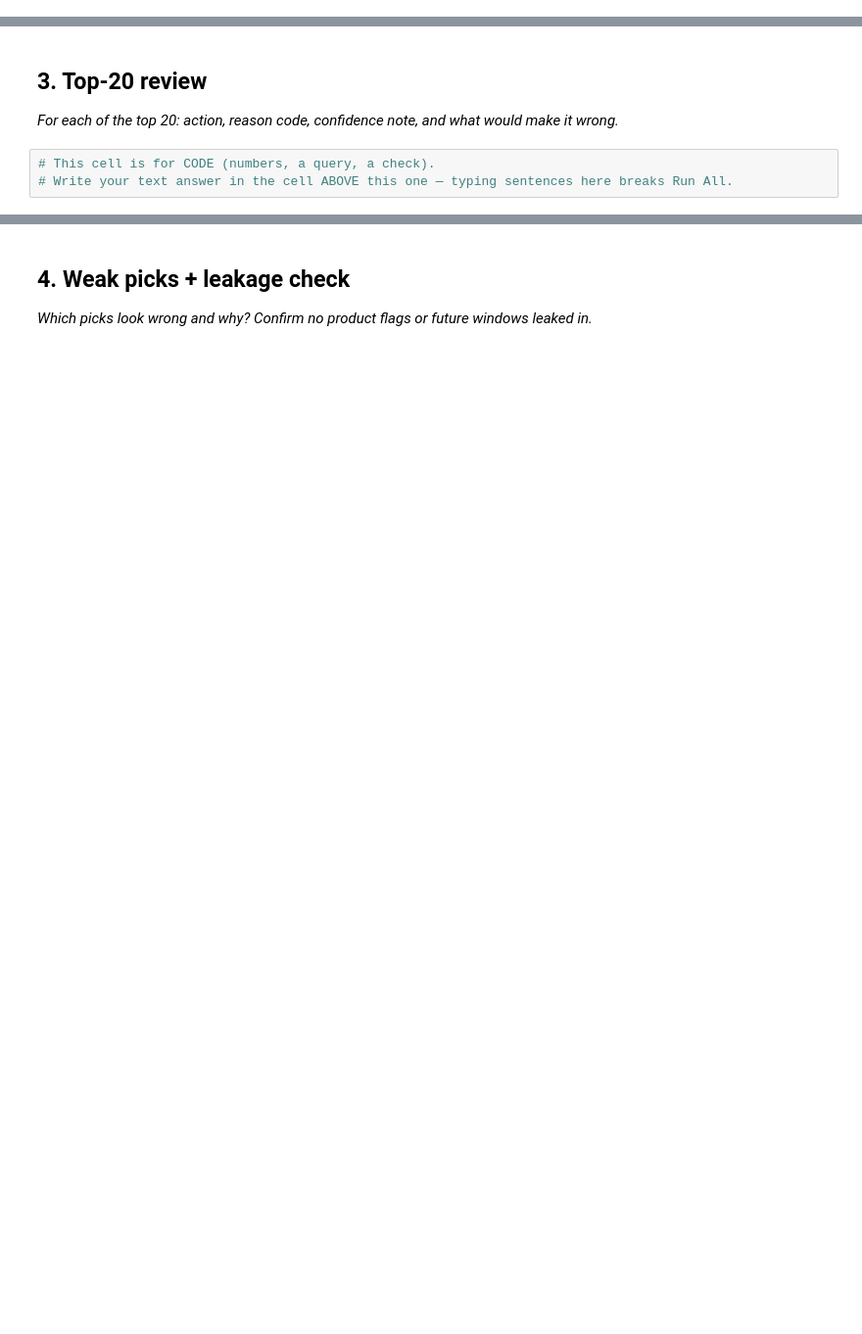
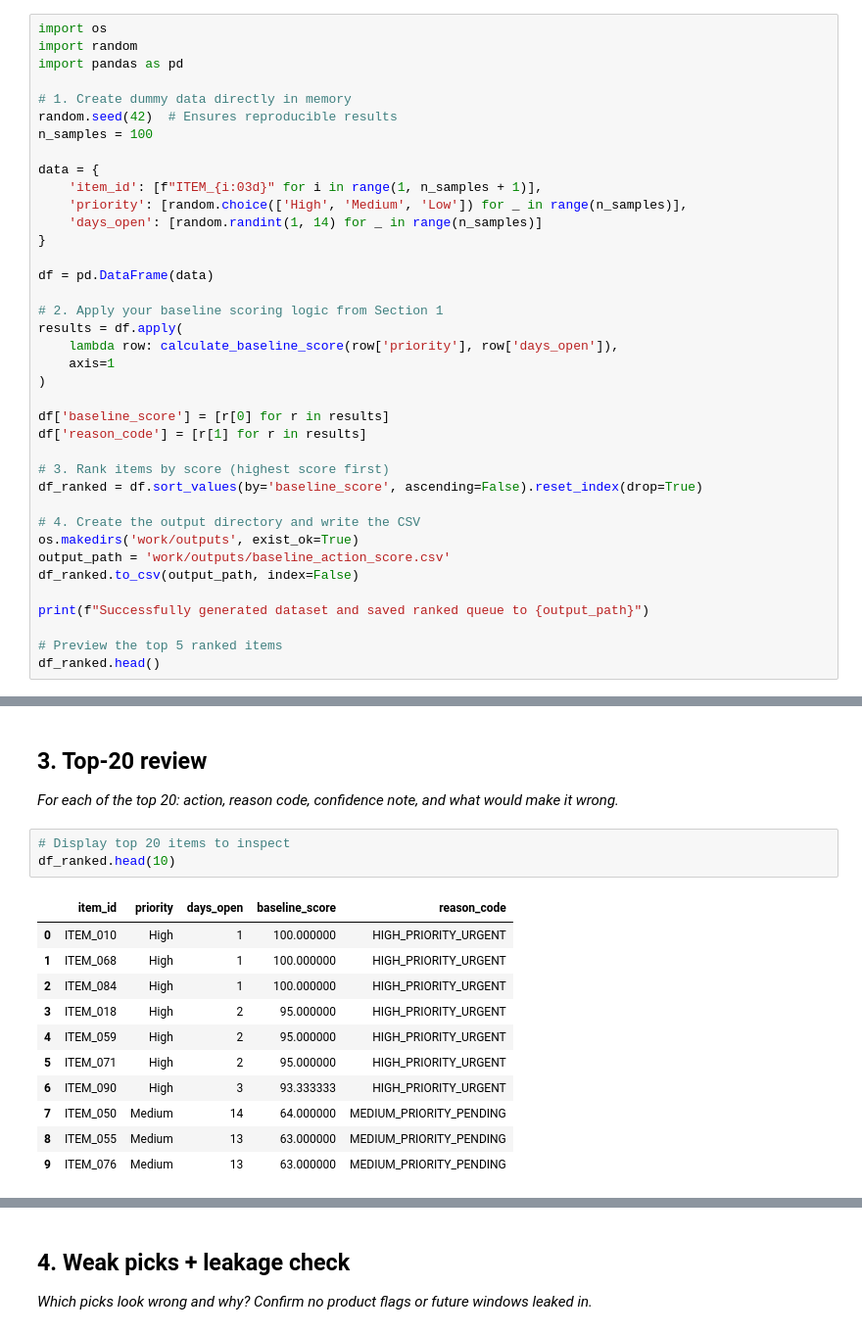
Before and after one commit to matiullah385/ML-Assignment-No-1-internship, a Jupyter notebook: work/notebooks/w04_baseline_score.ipynb, the cells around one changed output, grey strips where cells are left out. Shown at 98% size. Cells and saved outputs as stored; diff of their text form; blank space fills up the shorter version.

```diff
--- a/work/notebooks/w04_baseline_score.ipynb
+++ b/work/notebooks/w04_baseline_score.ipynb
@@ -22,0 +76,38 @@ This skeleton is yours to fill. Work the sections **in order** — each one has
+# %%
+import os
+import random
+import pandas as pd
+
+# 1. Create dummy data directly in memory
+random.seed(42)  # Ensures reproducible results
+n_samples = 100
+
+data = {
+    'item_id': [f"ITEM_{i:03d}" for i in range(1, n_samples + 1)],
+    'priority': [random.choice(['High', 'Medium', 'Low']) for _ in range(n_samples)],
+    'days_open': [random.randint(1, 14) for _ in range(n_samples)]
+}
+
+df = pd.DataFrame(data)
+
+# 2. Apply your baseline scoring logic from Section 1
+results = df.apply(
+    lambda row: calculate_baseline_score(row['priority'], row['days_open']),
+    axis=1
+)
+
+df['baseline_score'] = [r[0] for r in results]
+df['reason_code'] = [r[1] for r in results]
+
+# 3. Rank items by score (highest score first)
+df_ranked = df.sort_values(by='baseline_score', ascending=False).reset_index(drop=True)
+
+# 4. Create the output directory and write the CSV
+os.makedirs('work/outputs', exist_ok=True)
+output_path = 'work/outputs/baseline_action_score.csv'
+df_ranked.to_csv(output_path, index=False)
+
+print(f"Successfully generated dataset and saved ranked queue to {output_path}")
+
+# Preview the top 5 ranked items
+df_ranked.head()
@@ -24,6 +123,18 @@ This skeleton is yours to fill. Work the sections **in order** — each one has
 ## 3. Top-20 review
 
 *For each of the top 20: action, reason code, confidence note, and what would make it wrong.*
-# %%
-# This cell is for CODE (numbers, a query, a check).
-# Write your text answer in the cell ABOVE this one — typing sentences here breaks Run All.
+# %%
+# Display top 20 items to inspect
+df_ranked.head(10)
+# %% [output]
+|  | item_id | priority | days_open | baseline_score | reason_code |
+| 0 | ITEM_010 | High | 1 | 100.000000 | HIGH_PRIORITY_URGENT |
+| 1 | ITEM_068 | High | 1 | 100.000000 | HIGH_PRIORITY_URGENT |
+| 2 | ITEM_084 | High | 1 | 100.000000 | HIGH_PRIORITY_URGENT |
+| 3 | ITEM_018 | High | 2 | 95.000000 | HIGH_PRIORITY_URGENT |
+| 4 | ITEM_059 | High | 2 | 95.000000 | HIGH_PRIORITY_URGENT |
+| 5 | ITEM_071 | High | 2 | 95.000000 | HIGH_PRIORITY_URGENT |
+| 6 | ITEM_090 | High | 3 | 93.333333 | HIGH_PRIORITY_URGENT |
+| 7 | ITEM_050 | Medium | 14 | 64.000000 | MEDIUM_PRIORITY_PENDING |
+| 8 | ITEM_055 | Medium | 13 | 63.000000 | MEDIUM_PRIORITY_PENDING |
+| 9 | ITEM_076 | Medium | 13 | 63.000000 | MEDIUM_PRIORITY_PENDING |
```
Also changed, not shown: parts of 11 cells of this notebook.
